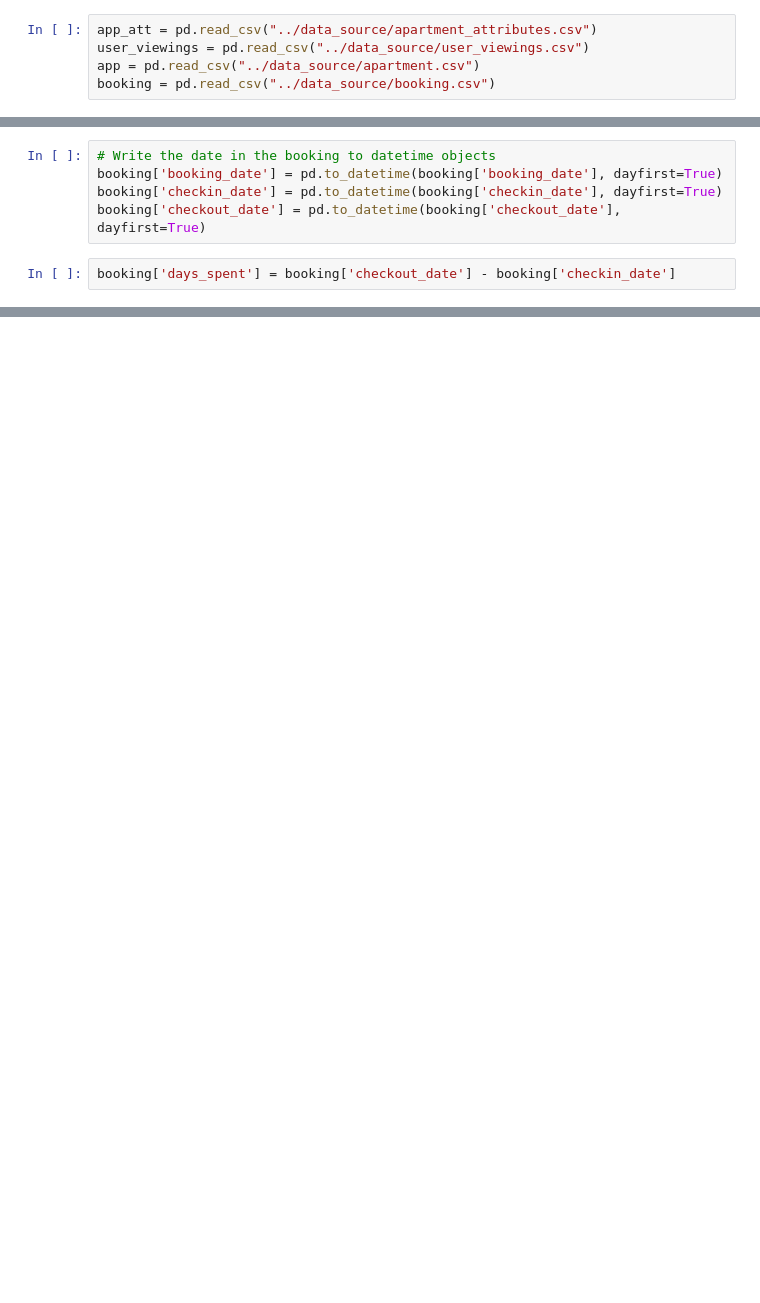
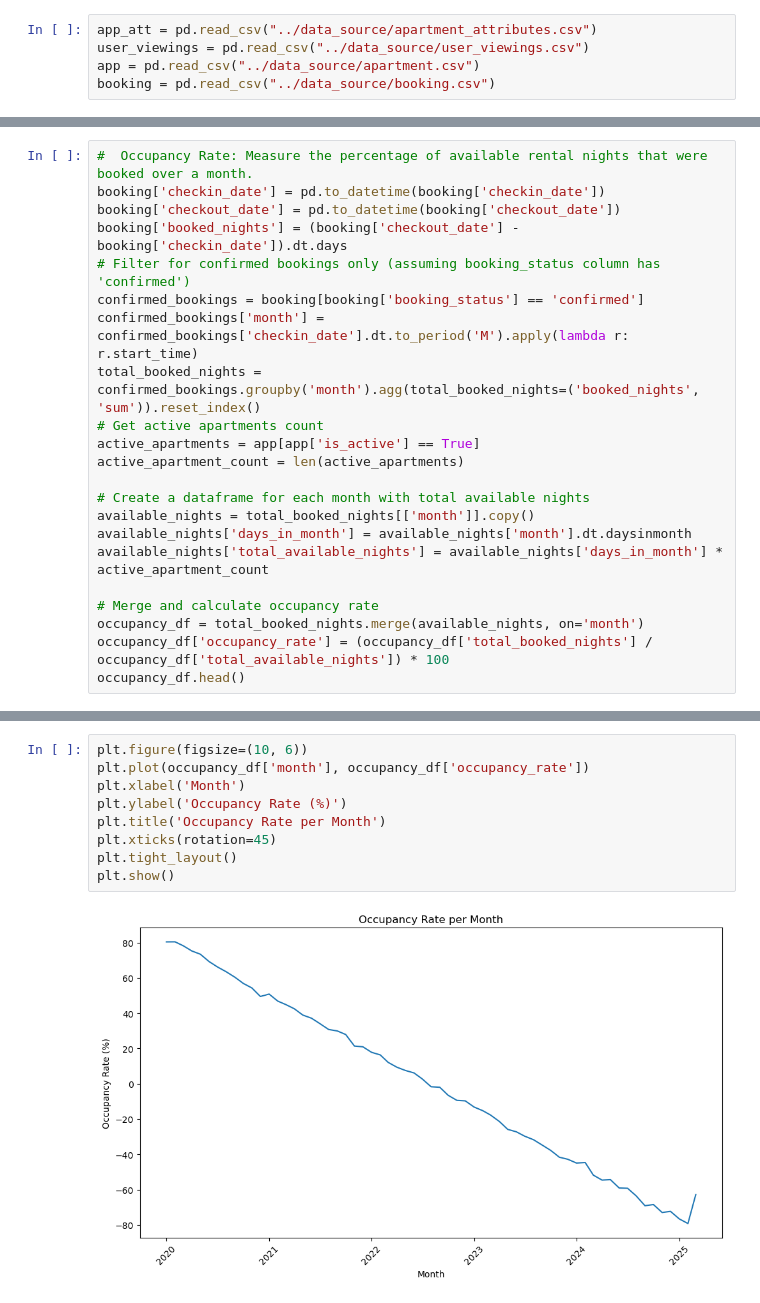
Before and after one commit to Amoako419/Rental_Marketplace, a Jupyter notebook: notebooks/kpis_pandas.ipynb, the cells around one changed output, grey strips where cells are left out. Saved outputs shown, nothing was run; the diff lists cells and outputs as text; blank space fills up the shorter version.

```diff
--- a/notebooks/kpis_pandas.ipynb
+++ b/notebooks/kpis_pandas.ipynb
@@ -55,7 +39,0 @@ booking.head(10)
-# %%
-# Write the date in the booking to datetime objects
-booking['booking_date'] = pd.to_datetime(booking['booking_date'], dayfirst=True)
-booking['checkin_date'] = pd.to_datetime(booking['checkin_date'], dayfirst=True)
-booking['checkout_date'] = pd.to_datetime(booking['checkout_date'], dayfirst=True)
-# %%
-booking['days_spent'] = booking['checkout_date'] - booking['checkin_date']
@@ -177,0 +108,22 @@ dtype: int64
+# %%
+#  Occupancy Rate: Measure the percentage of available rental nights that were booked over a month.
+booking['checkin_date'] = pd.to_datetime(booking['checkin_date'])
+booking['checkout_date'] = pd.to_datetime(booking['checkout_date'])
+booking['booked_nights'] = (booking['checkout_date'] - booking['checkin_date']).dt.days
+# Filter for confirmed bookings only (assuming booking_status column has 'confirmed')
+confirmed_bookings = booking[booking['booking_status'] == 'confirmed']
+confirmed_bookings['month'] = confirmed_bookings['checkin_date'].dt.to_period('M').apply(lambda r: r.start_time)
+total_booked_nights = confirmed_bookings.groupby('month').agg(total_booked_nights=('booked_nights', 'sum')).reset_index()
+# Get active apartments count
+active_apartments = app[app['is_active'] == True]
+active_apartment_count = len(active_apartments)
+
+# Create a dataframe for each month with total available nights
+available_nights = total_booked_nights[['month']].copy()
+available_nights['days_in_month'] = available_nights['month'].dt.daysinmonth
+available_nights['total_available_nights'] = available_nights['days_in_month'] * active_apartment_count
+
+# Merge and calculate occupancy rate
+occupancy_df = total_booked_nights.merge(available_nights, on='month')
+occupancy_df['occupancy_rate'] = (occupancy_df['total_booked_nights'] / occupancy_df['total_available_nights']) * 100
+occupancy_df.head()
@@ -177,0 +155,11 @@ dtype: int64
+# %%
+plt.figure(figsize=(10, 6))
+plt.plot(occupancy_df['month'], occupancy_df['occupancy_rate'])
+plt.xlabel('Month')
+plt.ylabel('Occupancy Rate (%)')
+plt.title('Occupancy Rate per Month')
+plt.xticks(rotation=45)
+plt.tight_layout()
+plt.show()
+# %% [output]
+[figure, added]
```
Also changed, not shown: parts of 40 cells of this notebook.
